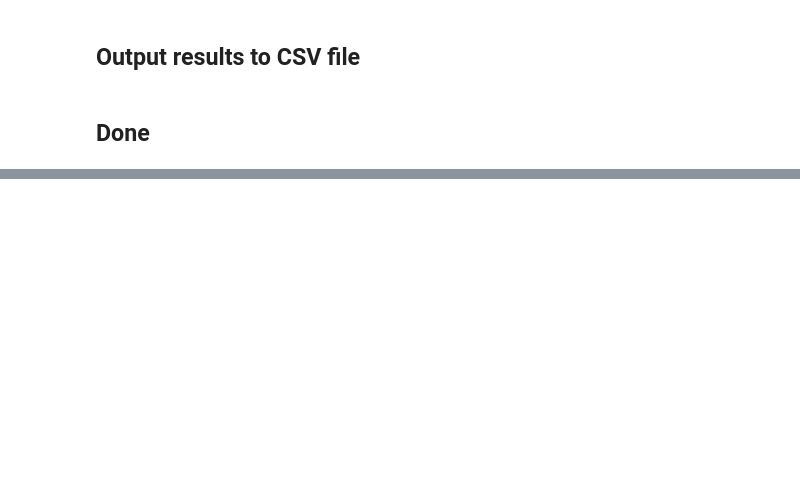
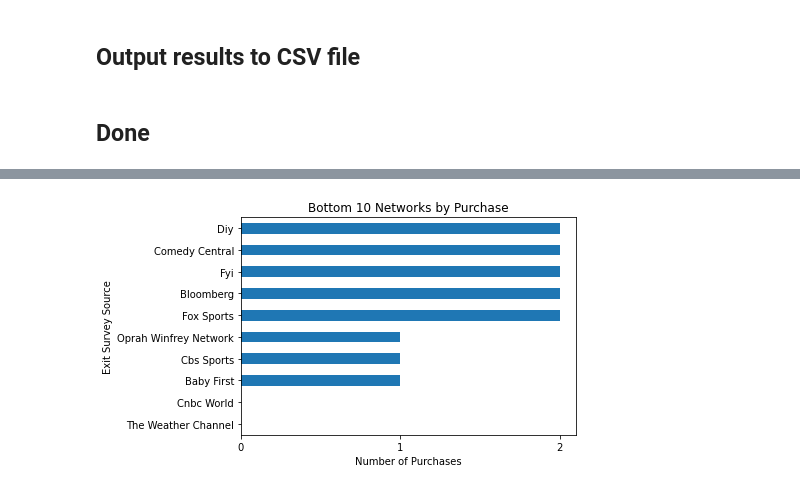
Before and after one commit to papir805/telepulse_ad_campaign_report, a Jupyter notebook: takehome_quiz_answers.ipynb, the cells around one changed output, grey strips where cells are left out. Saved outputs shown, nothing was run; the diff lists cells and outputs as text; code cells hidden in the pictures; blank space fills up the shorter version.

```diff
--- a/takehome_quiz_answers.ipynb
+++ b/takehome_quiz_answers.ipynb
@@ -404,0 +383,7 @@ purchases_spend_lift_by_network_and_month.to_csv(F"./cleaned_output/purchases_sp
+# %%
+ax = report_purchases_sorted[-10:].plot(kind='barh', y='Purchases', title='Bottom 10 Networks by Purchase', legend=False)
+ax.invert_yaxis()
+ax.set_xlabel('Number of Purchases')
+ax.set_xticks(np.arange(0,3,1));
+# %% [output]
+[figure, added]
```
Also changed, not shown: parts of 72 cells of this notebook, 11 other files.
